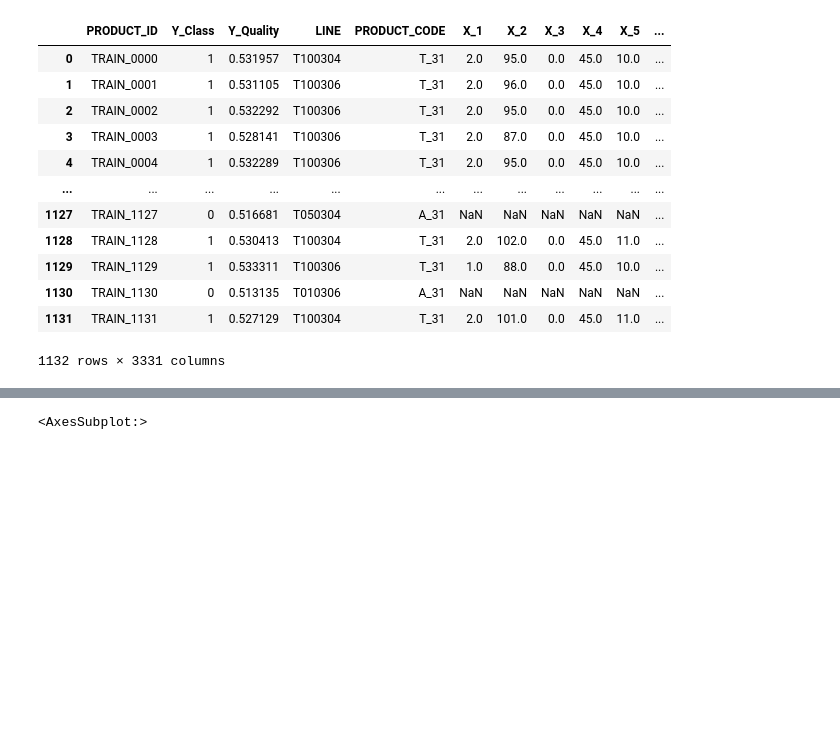
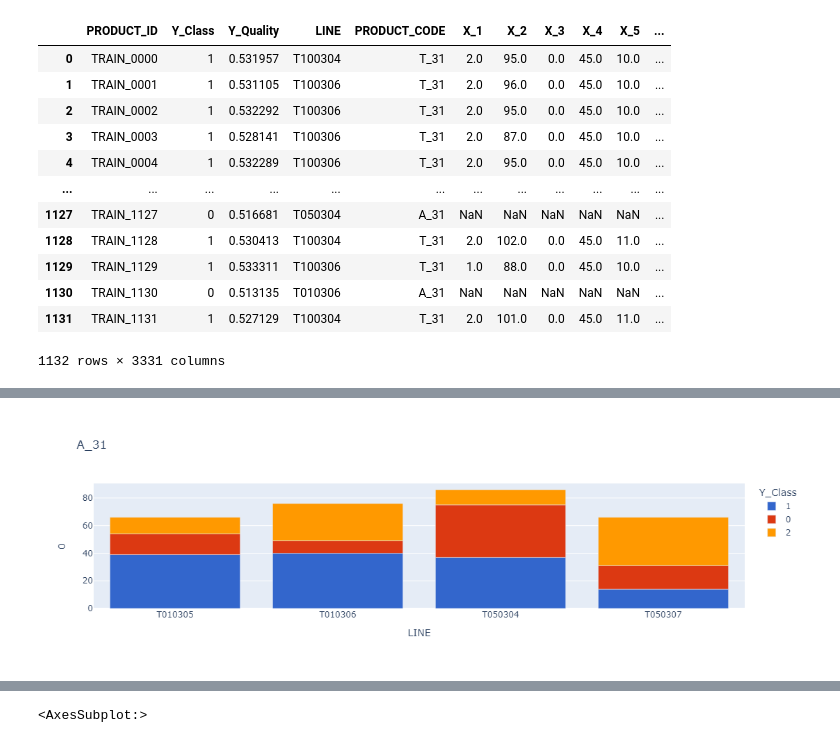
Before and after one commit to LGAimers/AI-PTA, a Jupyter notebook: dolphin/EDA_total.ipynb, the cells around one changed output, grey strips where cells are left out. Cells and saved outputs as stored; diff of their text form; code cells hidden in the pictures; blank space fills up the shorter version.

```diff
--- a/dolphin/EDA_total.ipynb
+++ b/dolphin/EDA_total.ipynb
@@ -96,0 +107,7 @@ cat_data = data.iloc[:, 0:4].drop(['Y_Quality'], axis=1)
+# %%
+grouped = vis_df2.groupby([vis_df2['PRODUCT_CODE'], vis_df2['LINE']]).value_counts().reset_index()
+A_group = grouped[grouped['PRODUCT_CODE']=='A_31']
+fig = px.bar(A_group, x="LINE", y=0, color ="Y_Class", title="A_31", color_discrete_sequence=px.colors.qualitative.G10)
+fig.show()
+# %% [output]
+[figure, added]
```
Also changed, not shown: parts of 19 cells of this notebook.
